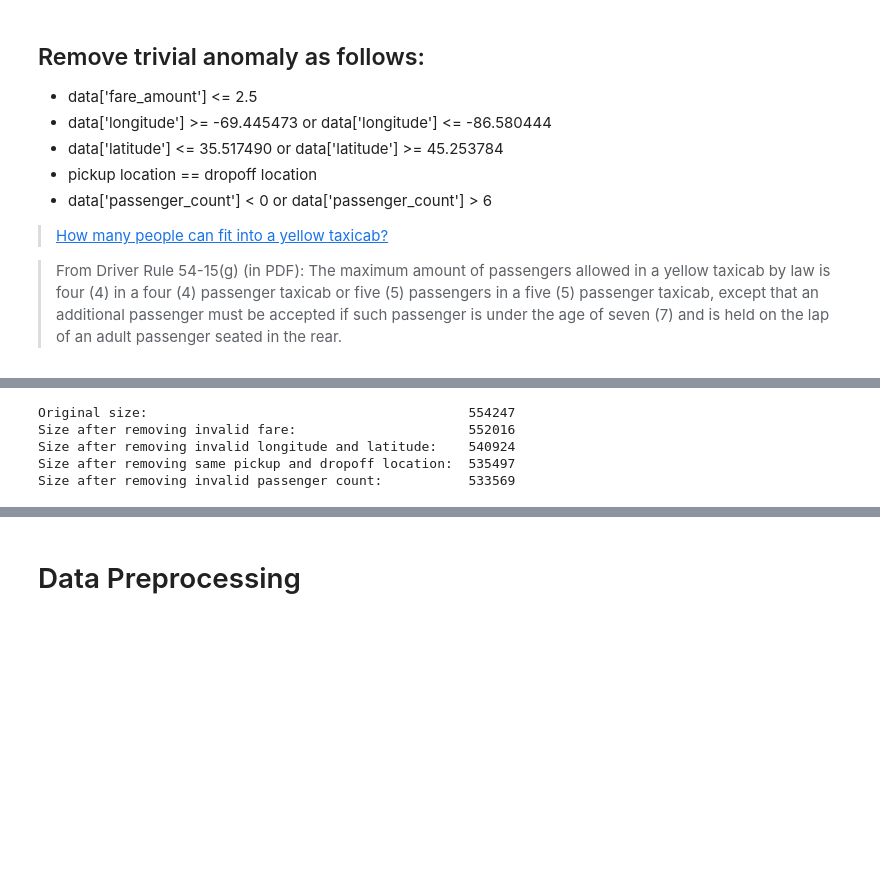
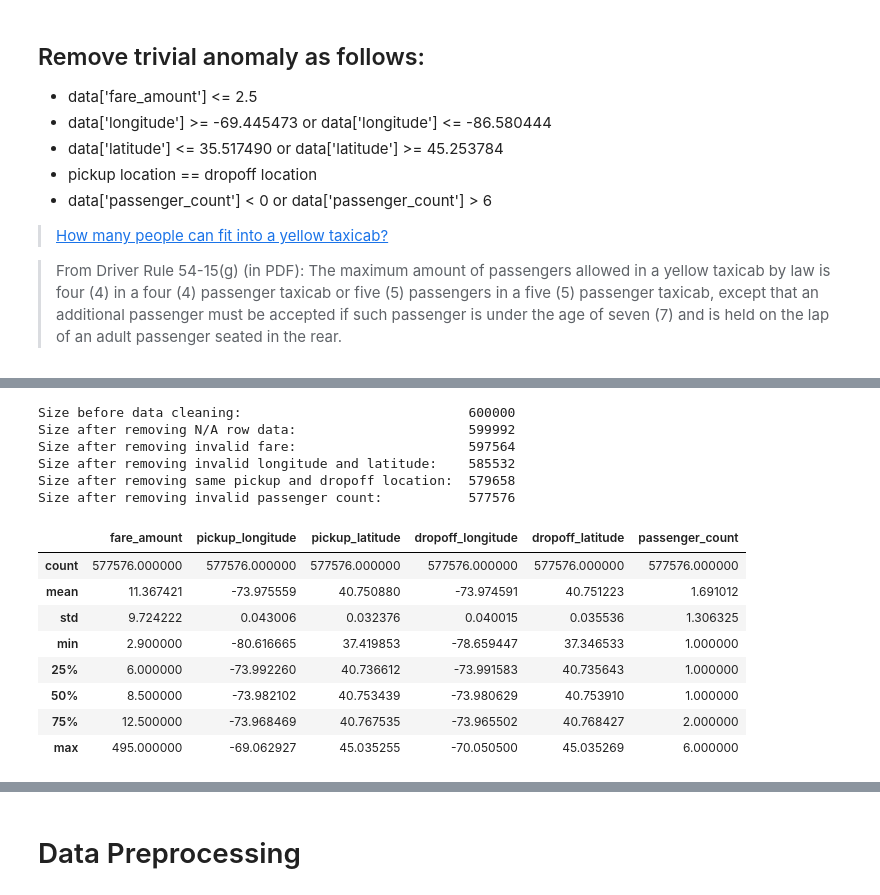
Before and after one commit to LiamWahahaha/data-science, a Jupyter notebook: NewYorkCityTaxiFarePrediction.ipynb, the cells around one changed output, grey strips where cells are left out. Saved outputs shown, nothing was run; the diff lists cells and outputs as text; code cells hidden in the pictures; blank space fills up the shorter version.

```diff
--- a/NewYorkCityTaxiFarePrediction.ipynb
+++ b/NewYorkCityTaxiFarePrediction.ipynb
@@ -74 +75,5 @@ JFK_LATITUDE = (40.641960, 40.649562)
+# %%
+geolocator = Nominatim(user_agent='city')
+LEFT_BOTTOM_BOUNDARY = geolocator.geocode(LEFT_BOTTOM_CITY)
+RIGHT_TOP_BOUNDARY = geolocator.geocode(RIGHT_TOP_CITY)
 # %%
@@ -243,31 +272,41 @@ right_top_boundary = geolocator.geocode(RIGHT_TOP_CITY)
-# %%
-print('{0:54}'.format('Original size:'), df.shape[0])
-df = df.loc[(df['fare_amount'] > 2.5)]
-print('{0:54}'.format('Size after removing invalid fare:'), df.shape[0])
-
-# print('Size before removing invalid longitude and latitude:', df.shape[0])
-df = df.loc[(df['pickup_longitude'] < right_top_boundary.longitude) & \
-            (df['pickup_longitude'] > left_bottom_boundary.longitude) & \
-            (df['dropoff_longitude'] < right_top_boundary.longitude) & \
-            (df['dropoff_longitude'] > left_bottom_boundary.longitude) & \
-            (df['pickup_latitude'] < right_top_boundary.latitude) & \
-            (df['pickup_latitude'] > left_bottom_boundary.latitude) & \
-            (df['dropoff_latitude'] < right_top_boundary.latitude) & \
-            (df['dropoff_latitude'] > left_bottom_boundary.latitude)]
-print('{0:54}'.format('Size after removing invalid longitude and latitude:'), df.shape[0])
-
-
-df = df.loc[(df['pickup_longitude'] != df['dropoff_longitude']) | \
-            (df['pickup_latitude'] != df['dropoff_latitude'])]
-print('{0:54}'.format('Size after removing same pickup and dropoff location:'), df.shape[0])
-
-# print('Size before removing invalid passenger count:', df.shape[0])
-df = df.loc[(df['passenger_count'] > 0) & (df['passenger_count'] < 7)]
-print('{0:54}'.format('Size after removing invalid passenger count:'), df.shape[0])
-# %% [output]
-Original size:                                         554247
-Size after removing invalid fare:                      552016
-Size after removing invalid longitude and latitude:    540924
-Size after removing same pickup and dropoff location:  535497
-Size after removing invalid passenger count:           533569
+# %%
+format_rule = '{0:54}'
+
+print(format_rule.format('Size before data cleaning:'), train_df.shape[0])
+train_df = train_df.dropna(how = 'any', axis = 'rows')
+print(format_rule.format('Size after removing N/A row data:'), train_df.shape[0])
+
+# remove invalid fare
+train_df = train_df.loc[valid_fare(train_df)]
+print(format_rule.format('Size after removing invalid fare:'), train_df.shape[0])
+
+# remove invalid transportation region
+train_df = train_df.loc[valid_transportation_region(train_df)]
+print(format_rule.format('Size after removing invalid longitude and latitude:'), train_df.shape[0])
+
+# remove invalid pickup and dropoff location
+train_df = train_df.loc[valid_pickup_dropoff_location(train_df)]
+print(format_rule.format('Size after removing same pickup and dropoff location:'), train_df.shape[0])
+
+# remove invalid passenger count
+train_df = train_df.loc[valid_passenger_count(train_df)]
+print(format_rule.format('Size after removing invalid passenger count:'), train_df.shape[0])
+
+train_df.describe()
+# %% [output]
+Size before data cleaning:                             600000
+Size after removing N/A row data:                      599992
+Size after removing invalid fare:                      597564
+Size after removing invalid longitude and latitude:    585532
+Size after removing same pickup and dropoff location:  579658
+Size after removing invalid passenger count:           577576
+|  | fare_amount | pickup_longitude | pickup_latitude | dropoff_longitude | dropoff_latitude | passenger_count |
+| count | 577576.000000 | 577576.000000 | 577576.000000 | 577576.000000 | 577576.000000 | 577576.000000 |
+| mean | 11.367421 | -73.975559 | 40.750880 | -73.974591 | 40.751223 | 1.691012 |
+| std | 9.724222 | 0.043006 | 0.032376 | 0.040015 | 0.035536 | 1.306325 |
+| min | 2.900000 | -80.616665 | 37.419853 | -78.659447 | 37.346533 | 1.000000 |
+| 25% | 6.000000 | -73.992260 | 40.736612 | -73.991583 | 40.735643 | 1.000000 |
+| 50% | 8.500000 | -73.982102 | 40.753439 | -73.980629 | 40.753910 | 1.000000 |
+| 75% | 12.500000 | -73.968469 | 40.767535 | -73.965502 | 40.768427 | 2.000000 |
+| max | 495.000000 | -69.062927 | 45.035255 | -70.050500 | 45.035269 | 6.000000 |
 # %%
```
Also changed, not shown: parts of 39 cells of this notebook.
